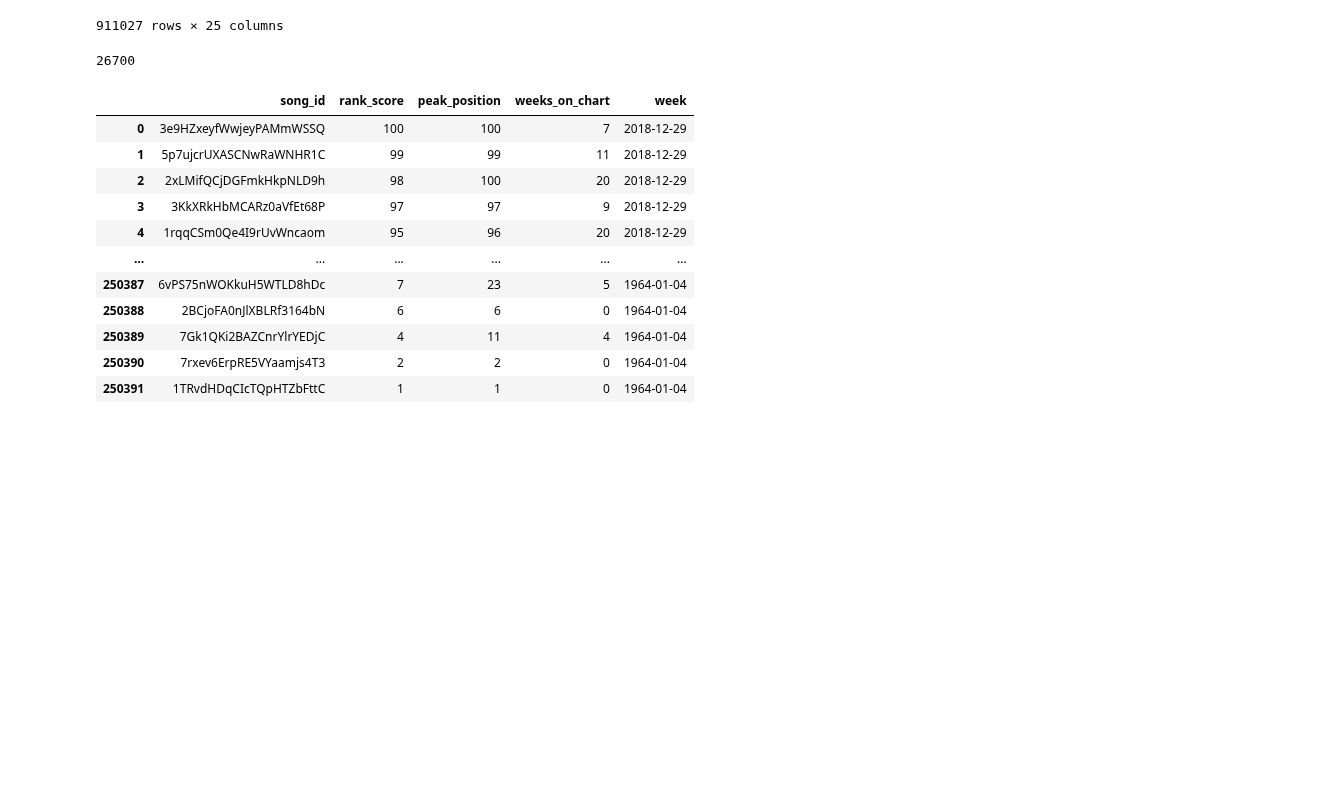
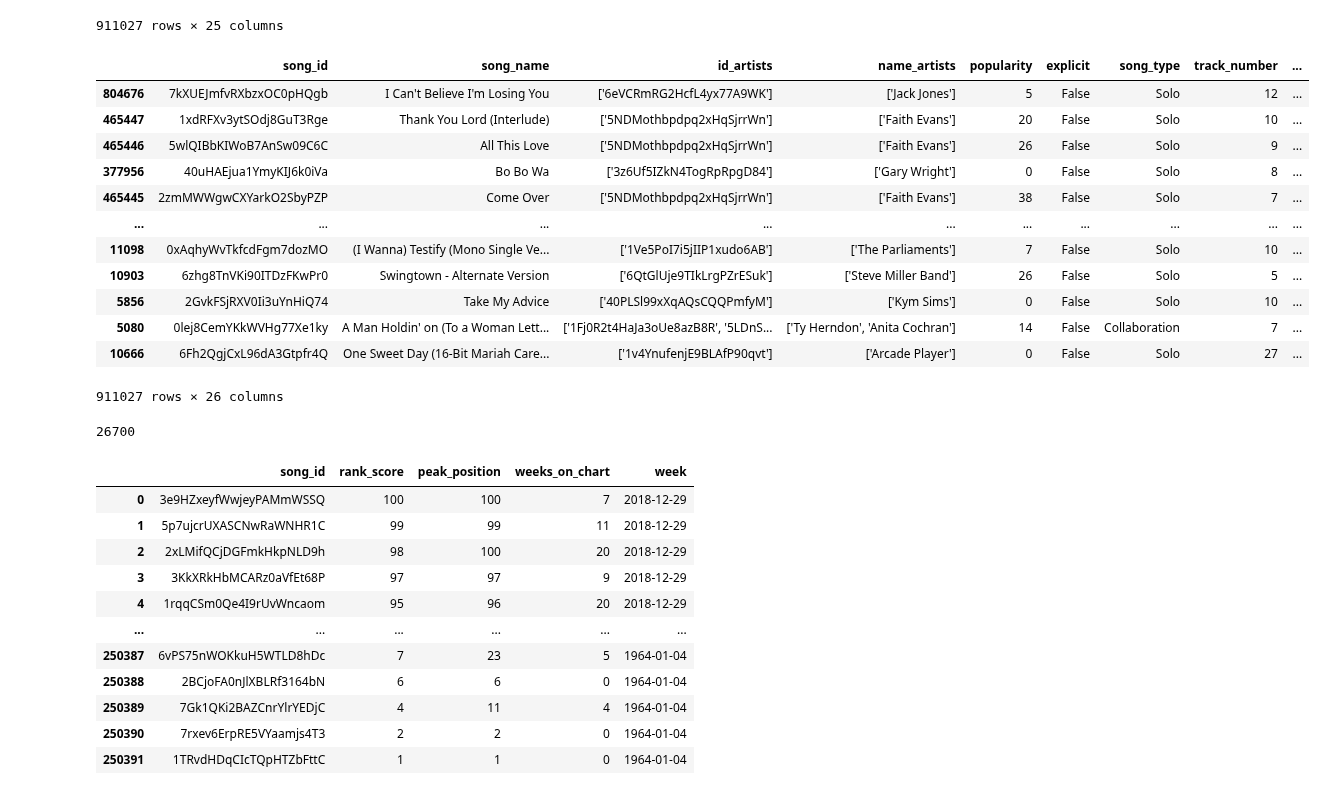
Before and after one commit to l4vd/Ba_first_tries, a Jupyter notebook: MusicOSet/Firstlook.ipynb, the cells around one changed output. Saved outputs shown, nothing was run; the diff lists cells and outputs as text; code cells hidden in the pictures; blank space fills up the shorter version.

```diff
--- a/MusicOSet/Firstlook.ipynb
+++ b/MusicOSet/Firstlook.ipynb
@@ -107,6 +107,25 @@ combined_df
 | 899066 | 2jhxQrFNdVPkWL28X7ZpeK | Un homme heureux - Version karaok... | ['7yv4DJOCmilSbxxsdQgXWk'] | ['Pictomusic'] | 0 | False | Solo | 1 | ... |
 | 899067 | 6KkbkpUObAqcKGEfvguHJO | Santa Claus Is Coming to Town | ['7tdO7d7r0vhwov7RIZWH6V'] | ['Mitch Ryder'] | 0 | False | Solo | 3 | ... |
 911027 rows × 25 columns
+# %%
+combined_df['date'] = pd.to_datetime(combined_df['release_date'])
+combined_df.sort_values(by="date", inplace=True)
+# %%
+combined_df
+# %% [output]
+|  | song_id | song_name | id_artists | name_artists | popularity | explicit | song_type | track_number | ... |
+| 804676 | 7kXUEJmfvRXbzxOC0pHQgb | I Can't Believe I'm Losing You | ['6eVCRmRG2HcfL4yx77A9WK'] | ['Jack Jones'] | 5 | False | Solo | 12 | ... |
+| 465447 | 1xdRFXv3ytSOdj8GuT3Rge | Thank You Lord (Interlude) | ['5NDMothbpdpq2xHqSjrrWn'] | ['Faith Evans'] | 20 | False | Solo | 10 | ... |
+| 465446 | 5wlQIBbKIWoB7AnSw09C6C | All This Love | ['5NDMothbpdpq2xHqSjrrWn'] | ['Faith Evans'] | 26 | False | Solo | 9 | ... |
+| 377956 | 40uHAEjua1YmyKIJ6k0iVa | Bo Bo Wa | ['3z6Uf5IZkN4TogRpRpgD84'] | ['Gary Wright'] | 0 | False | Solo | 8 | ... |
+| 465445 | 2zmMWWgwCXYarkO2SbyPZP | Come Over | ['5NDMothbpdpq2xHqSjrrWn'] | ['Faith Evans'] | 38 | False | Solo | 7 | ... |
+| ... | ... | ... | ... | ... | ... | ... | ... | ... | ... |
+| 11098 | 0xAqhyWvTkfcdFgm7dozMO | (I Wanna) Testify (Mono Single Ve... | ['1Ve5PoI7i5jIIP1xudo6AB'] | ['The Parliaments'] | 7 | False | Solo | 10 | ... |
+| 10903 | 6zhg8TnVKi90ITDzFKwPr0 | Swingtown - Alternate Version | ['6QtGlUje9TIkLrgPZrESuk'] | ['Steve Miller Band'] | 26 | False | Solo | 5 | ... |
+| 5856 | 2GvkFSjRXV0Ii3uYnHiQ74 | Take My Advice | ['40PLSl99xXqAQsCQQPmfyM'] | ['Kym Sims'] | 0 | False | Solo | 10 | ... |
+| 5080 | 0lej8CemYKkWVHg77Xe1ky | A Man Holdin' on (To a Woman Lett... | ['1Fj0R2t4HaJa3oUe8azB8R', '5LDnS... | ['Ty Herndon', 'Anita Cochran'] | 14 | False | Collaboration | 7 | ... |
+| 10666 | 6Fh2QgjCxL96dA3Gtpfr4Q | One Sweet Day (16-Bit Mariah Care... | ['1v4YnufenjE9BLAfP90qvt'] | ['Arcade Player'] | 0 | False | Solo | 27 | ... |
+911027 rows × 26 columns
 # %%
 combined_df["id_artists"].nunique()
 
```
Also changed, not shown: parts of 1 cell of this notebook, 7 other files.
